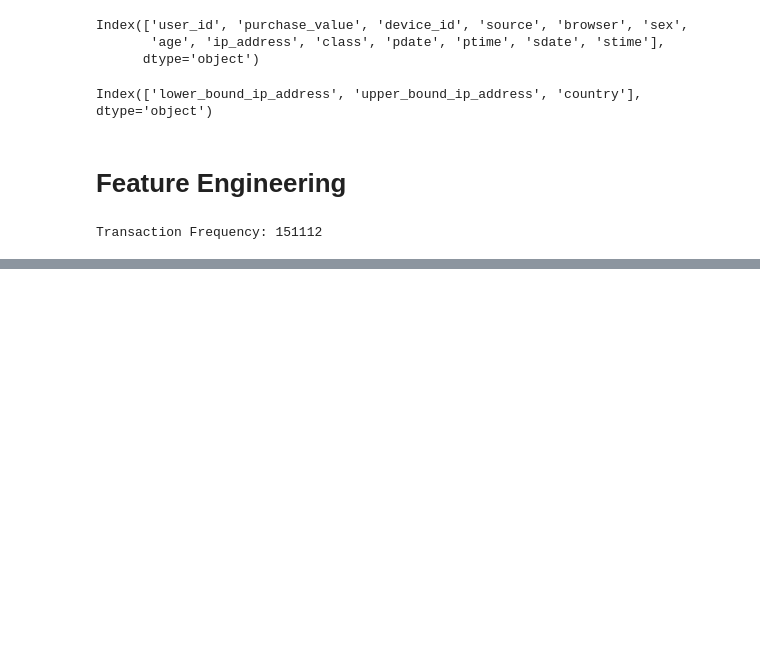
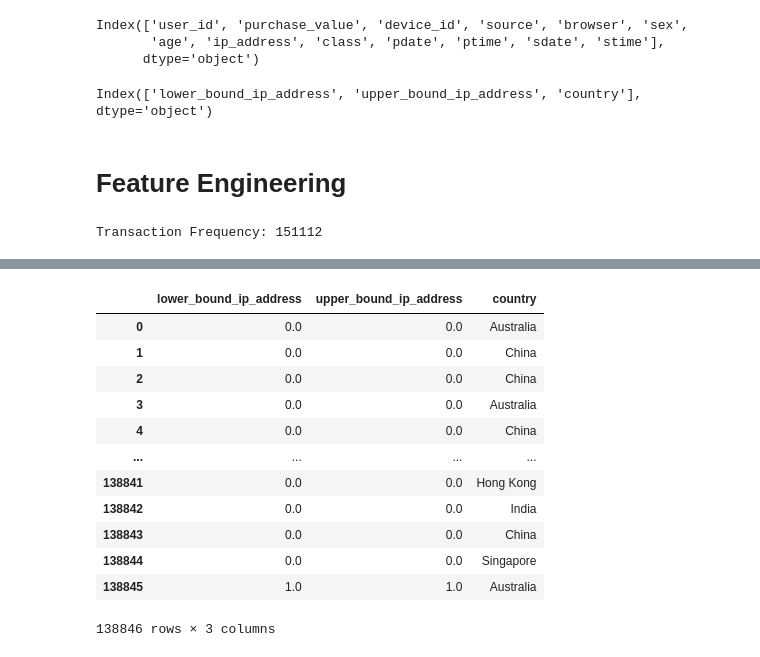
Before and after one commit to nadnes/Improved_detection_of_fraud_cases_for_e-commerce_bank_transactions, a Jupyter notebook: EDA & MODEL(B&T).ipynb, the cells around one changed output, grey strips where cells are left out. Saved outputs shown, nothing was run; the diff lists cells and outputs as text; code cells hidden in the pictures; blank space fills up the shorter version.

```diff
--- a/EDA & MODEL(B&T).ipynb
+++ b/EDA & MODEL(B&T).ipynb
@@ -1072,0 +1361,22 @@ else:
+# %%
+scaler = MinMaxScaler()
+data3['lower_bound_ip_address'] = data3['lower_bound_ip_address'].astype(int)
+data3['upper_bound_ip_address'] = data3['upper_bound_ip_address'].astype(int)
+scaler = MinMaxScaler()
+data3[['lower_bound_ip_address', 'upper_bound_ip_address']] = scaler.fit_transform(data3[['lower_bound_ip_address', 'upper_bound_ip_address']])
+# %%
+data3
+# %% [output]
+|  | lower_bound_ip_address | upper_bound_ip_address | country |
+| 0 | 0.0 | 0.0 | Australia |
+| 1 | 0.0 | 0.0 | China |
+| 2 | 0.0 | 0.0 | China |
+| 3 | 0.0 | 0.0 | Australia |
+| 4 | 0.0 | 0.0 | China |
+| ... | ... | ... | ... |
+| 138841 | 0.0 | 0.0 | Hong Kong |
+| 138842 | 0.0 | 0.0 | India |
+| 138843 | 0.0 | 0.0 | China |
+| 138844 | 0.0 | 0.0 | Singapore |
+| 138845 | 1.0 | 1.0 | Australia |
+138846 rows × 3 columns
```
Also changed, not shown: parts of 42 cells of this notebook.
